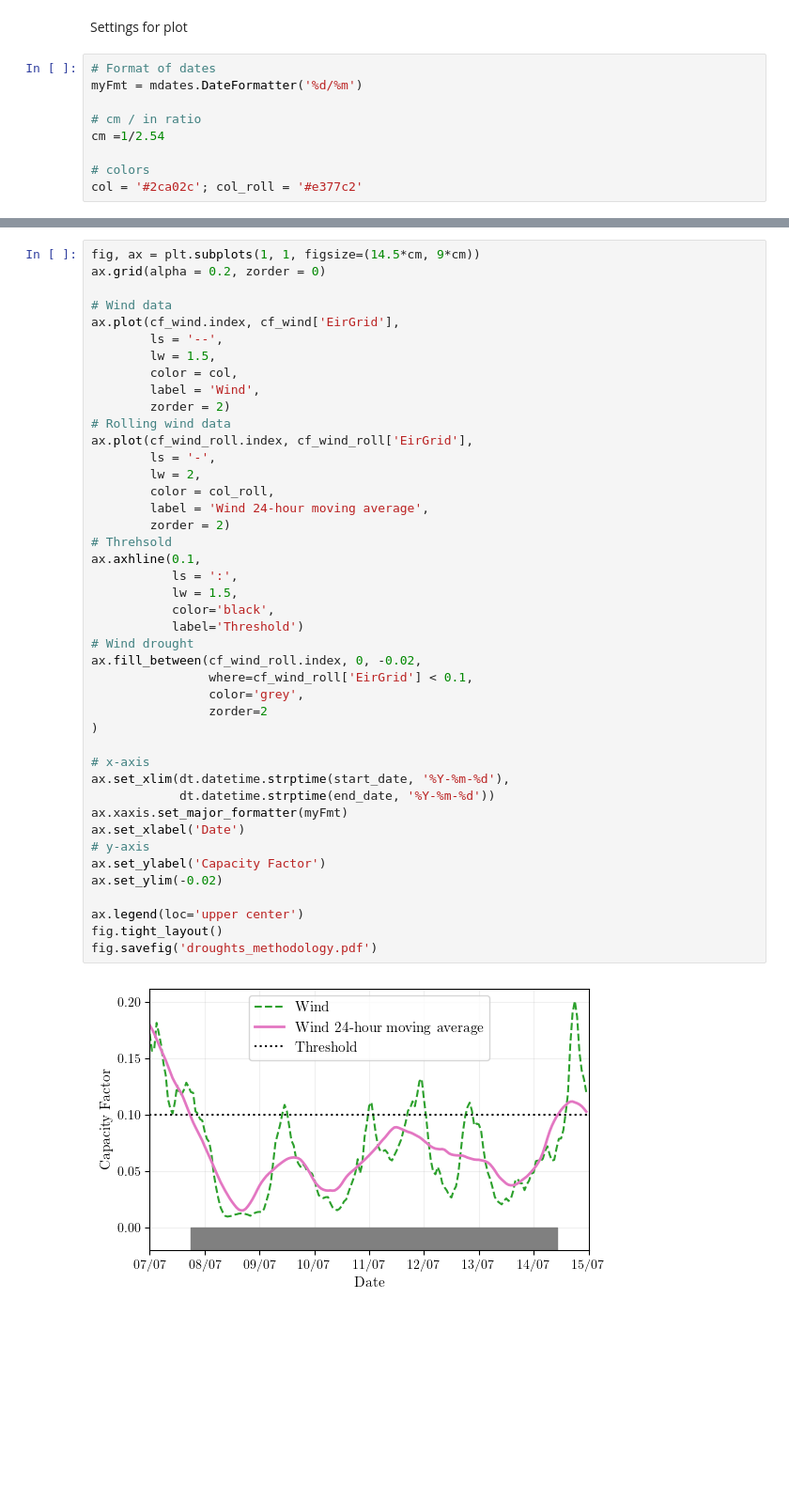
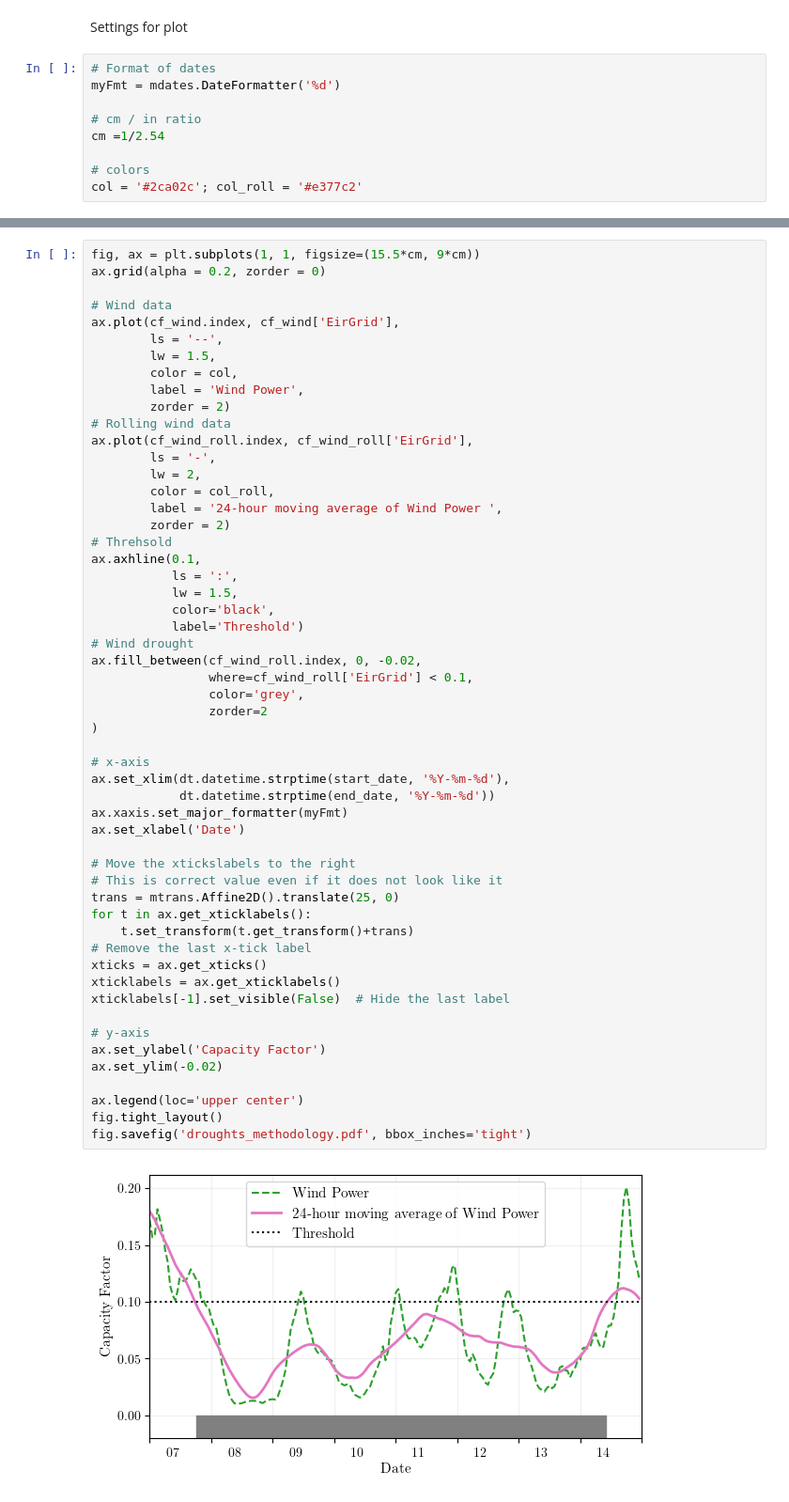
Before and after one commit to BorisM202/RES_droughts, a Jupyter notebook: Scripts/droughts_methodology.ipynb, the cells around one changed output, grey strips where cells are left out. Shown at 94% size. Drawn from its saved outputs; the diff is of its cells as text; blank space fills up the shorter version.

Commit message:
Update Plots

```diff
--- a/Scripts/droughts_methodology.ipynb
+++ b/Scripts/droughts_methodology.ipynb
@@ -47,7 +48,7 @@ cf_wind_roll = cf_wind_roll[(start_date <= cf_wind_roll.index) & (cf_wind_roll.i
 Settings for plot
 # %%
 # Format of dates
-myFmt = mdates.DateFormatter('%d/%m')
+myFmt = mdates.DateFormatter('%d')
 
 # cm / in ratio
 cm =1/2.54
@@ -61,5 +58,5 @@ print(plt.rcParams['axes.prop_cycle'].by_key()['color'])
 # %%
-fig, ax = plt.subplots(1, 1, figsize=(14.5*cm, 9*cm))
+fig, ax = plt.subplots(1, 1, figsize=(15.5*cm, 9*cm))
 ax.grid(alpha = 0.2, zorder = 0)
 
 # Wind data
@@ -67,39 +64,50 @@ ax.plot(cf_wind.index, cf_wind['EirGrid'],
         ls = '--',
         lw = 1.5,
         color = col,
-        label = 'Wind',
+        label = 'Wind Power',
         zorder = 2)
 # Rolling wind data
 ax.plot(cf_wind_roll.index, cf_wind_roll['EirGrid'],
         ls = '-',
         lw = 2,
         color = col_roll,
-        label = 'Wind 24-hour moving average',
+        label = '24-hour moving average of Wind Power ',
         zorder = 2)
 # Threhsold
 ax.axhline(0.1,
            ls = ':',
            lw = 1.5,
            color='black',
            label='Threshold')
 # Wind drought
 ax.fill_between(cf_wind_roll.index, 0, -0.02,
                 where=cf_wind_roll['EirGrid'] < 0.1,
                 color='grey',
                 zorder=2
 )
 
 # x-axis
 ax.set_xlim(dt.datetime.strptime(start_date, '%Y-%m-%d'),
             dt.datetime.strptime(end_date, '%Y-%m-%d'))
 ax.xaxis.set_major_formatter(myFmt)
 ax.set_xlabel('Date')
+
+# Move the xtickslabels to the right
+# This is correct value even if it does not look like it
+trans = mtrans.Affine2D().translate(25, 0)
+for t in ax.get_xticklabels():
+    t.set_transform(t.get_transform()+trans)
+# Remove the last x-tick label
+xticks = ax.get_xticks()
+xticklabels = ax.get_xticklabels()
+xticklabels[-1].set_visible(False)  # Hide the last label
+
 # y-axis
 ax.set_ylabel('Capacity Factor')
 ax.set_ylim(-0.02)
 
 ax.legend(loc='upper center')
 fig.tight_layout()
-fig.savefig('droughts_methodology.pdf')
+fig.savefig('droughts_methodology.pdf', bbox_inches='tight')
 # %% [output]
-[figure, old version]
+[figure, new version]
```
Also changed, not shown: parts of 2 cells of this notebook, 5 other files.
